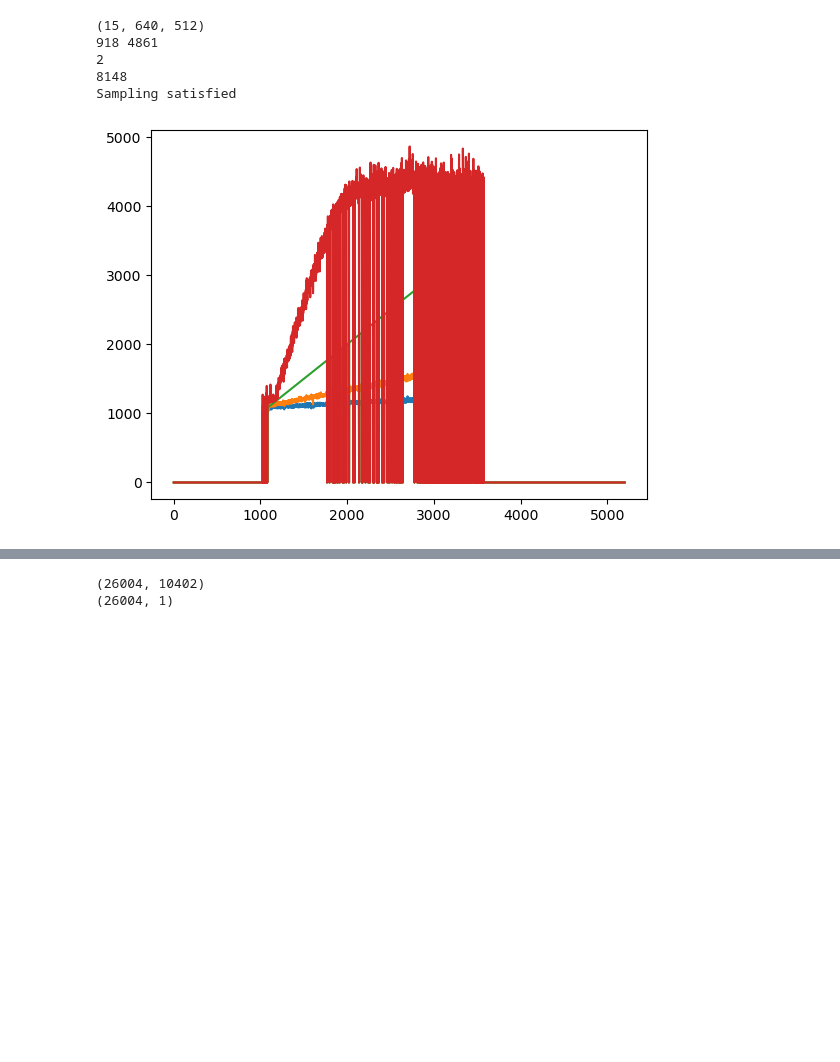
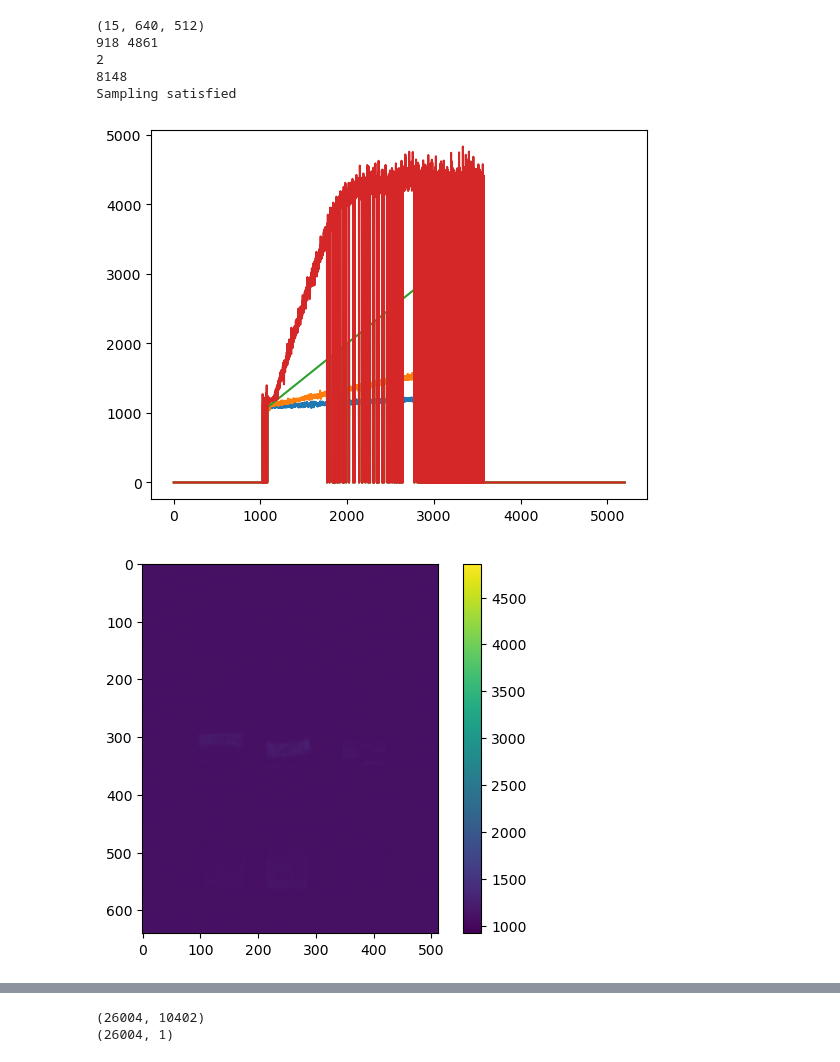
Before and after one commit to amishp42/SWIR_HDR, a Jupyter notebook: notebooks/240627_HDR_fullbitwidth/240614_HDR_fullbitwidth.ipynb, the cells around one changed output, grey strips where cells are left out. Cells and saved outputs as stored; diff of their text form; code cells hidden in the pictures; blank space fills up the shorter version.

```diff
--- a/notebooks/240627_HDR_fullbitwidth/240614_HDR_fullbitwidth.ipynb
+++ b/notebooks/240627_HDR_fullbitwidth/240614_HDR_fullbitwidth.ipynb
@@ -413,25 +413,34 @@ for key in image_arrays.keys():
 # %%
 #Load test file
 
 rawdata = np.load("Water_immersed_760_BP1300.npy")
 print(rawdata.shape)
 
 #slice data
 
 rawdata = rawdata[[3,5,7,9], 0:640, 0:512]
 exposures = exposure_times[[3,5,7,9]]
 print(np.amin(rawdata), np.amax(rawdata))
 
 #sample intensities
 
 imageIntensities=sampleIntensities(rawdata)
 
 for idx in range(0,len(exposures)):
     plt.plot(np.arange(0,5201),np.squeeze(imageIntensities[:,idx]))
+
+#print images used for each exposure time
+for idx in range(0,len(exposures)):
+    plt.figure()
+    plt.imshow(rawdata[idx,:,:])
+    #set colorbar
+    plt.clim(np.amin(rawdata), np.amax(rawdata))
+    plt.colorbar()
 # %% [output]
 (15, 640, 512)
 918 4861
 2
 8148
 Sampling satisfied
-[figure, old version]
+[figure, new version]
+[figure, added]
```
Also changed, not shown: parts of 3 cells of this notebook, 5 other files.
